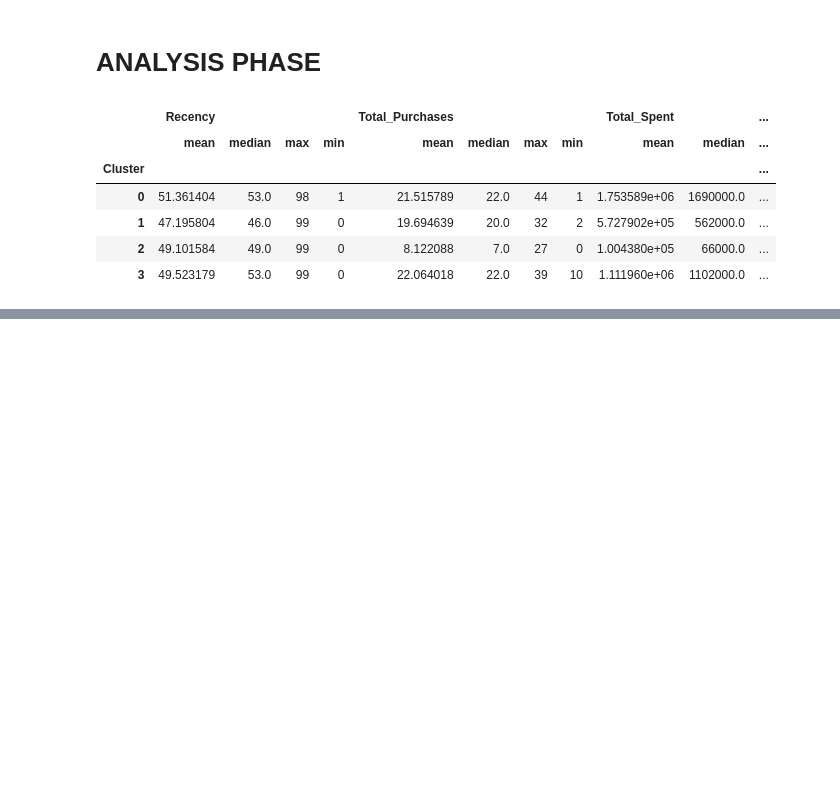
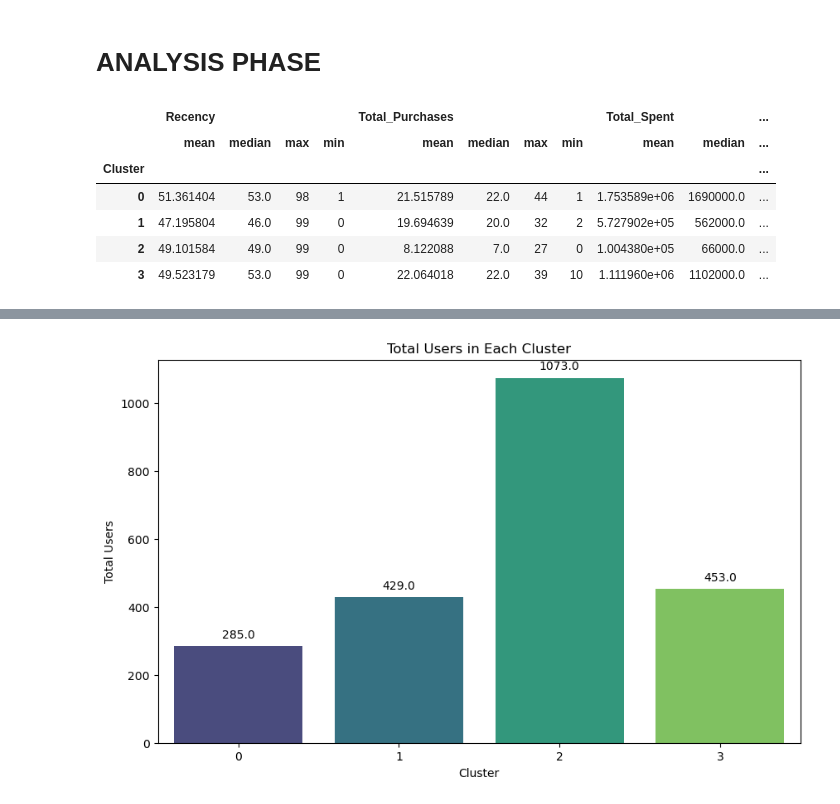
Before and after one commit to vb-maria/jap-marketing-campaign-ml, a Jupyter notebook: 3_4_modeling and analysis.ipynb, the cells around one changed output, grey strips where cells are left out. Saved outputs shown, nothing was run; the diff lists cells and outputs as text; code cells hidden in the pictures; blank space fills up the shorter version.

```diff
--- a/3_4_modeling and analysis.ipynb
+++ b/3_4_modeling and analysis.ipynb
@@ -123,0 +219,18 @@ summary_stats
+# %%
+cluster_users_count = cluster_users_count.sort_values(by='Total Users', ascending=True)
+
+# Plot the total users in each cluster
+plt.figure(figsize=(10, 6))
+ax = sns.barplot(x='Cluster', y='Total Users', data=cluster_users_count, palette='viridis')
+
+# Display the number on top of each bar
+for p in ax.patches:
+    ax.annotate(f'{p.get_height()}', (p.get_x() + p.get_width() / 2., p.get_height()),
+                ha='center', va='center', xytext=(0, 10), textcoords='offset points', fontsize=10)
+
+plt.title('Total Users in Each Cluster')
+plt.xlabel('Cluster')
+plt.ylabel('Total Users')
+plt.show()
+# %% [output]
+[figure, added]
```
Also changed, not shown: parts of 12 cells of this notebook.
